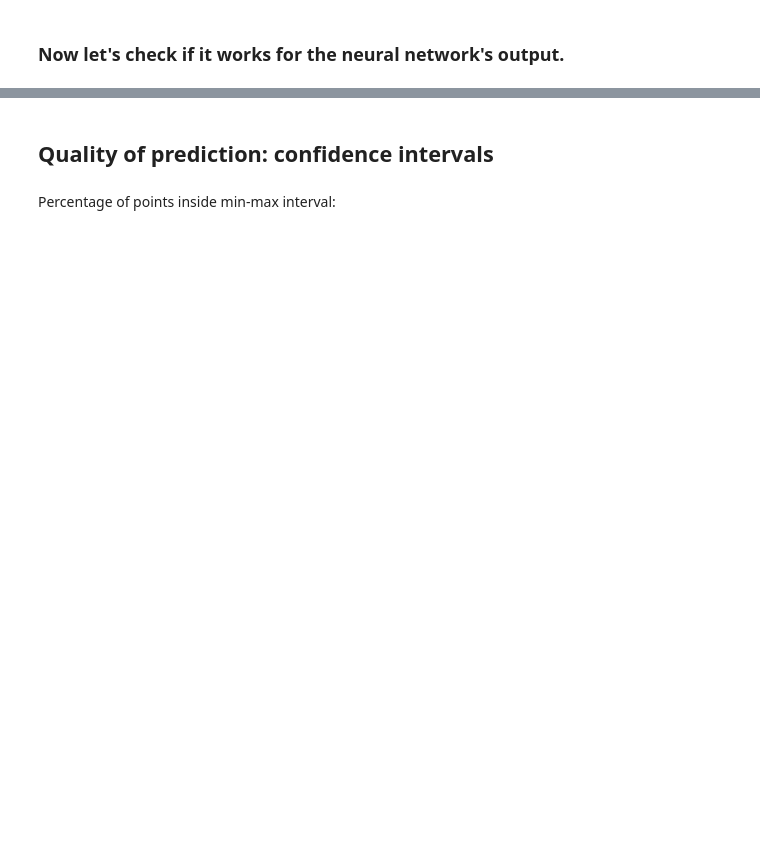
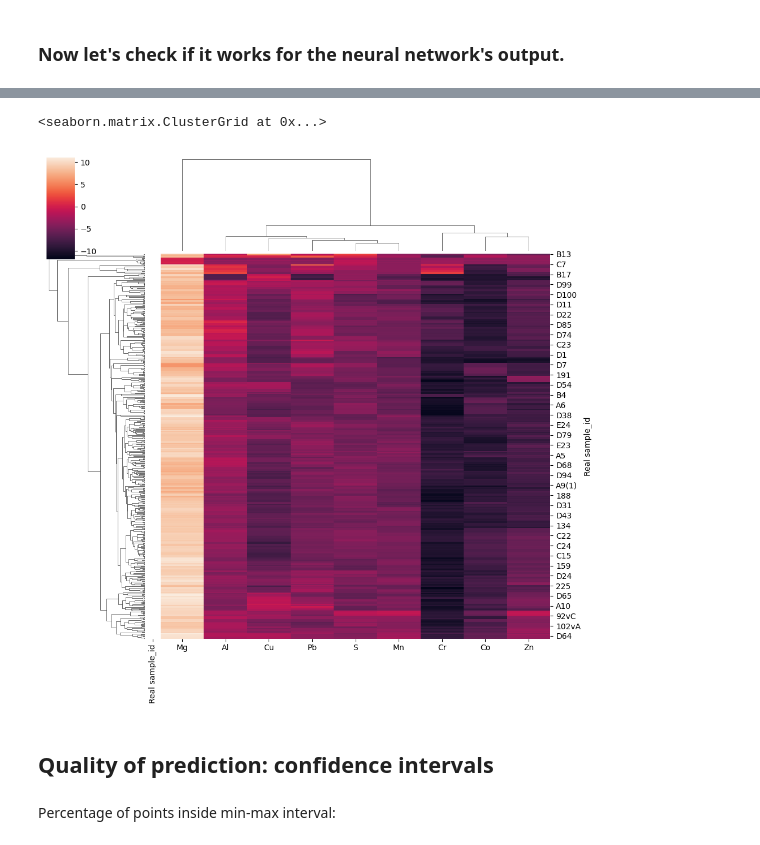
Before and after one commit to BDomzal/inks, a Jupyter notebook: notebooks/inks_nn_regression.ipynb, the cells around one changed output, grey strips where cells are left out. Drawn from its saved outputs; the diff is of its cells as text; code cells hidden in the pictures; blank space fills up the shorter version.

```diff
--- a/notebooks/inks_nn_regression.ipynb
+++ b/notebooks/inks_nn_regression.ipynb
@@ -315,0 +308,11 @@ plot_confusion_matrix(true_labels = outputs_df['Real sample_id'],
+# %%
+heatmap_df = outputs_df.iloc[:,1:-1]
+heatmap_df.index = outputs_df['Real sample_id']
+heatmap_df.sort_index(inplace=True)
+
+from random import randint
+from matplotlib.pyplot import cm
+colors = cm.gist_ncar(np.linspace(0, 1, len(outputs_df['Real sample_id'].unique())))
+
+lut = dict(zip(outputs_df['Real sample_id'].unique(), colors))
+row_colors = outputs_df['Real sample_id'].map(lut)
@@ -316,3 +339,9 @@ plot_confusion_matrix(true_labels = outputs_df['Real sample_id'],
+# %%
+import seaborn
+seaborn.clustermap(heatmap_df, row_cluster=True, col_cluster=True, row_colors=row_colors)
+# %% [output]
+<seaborn.matrix.ClusterGrid at 0x...>
+[figure, added]
 # %% [markdown]
 ## Quality of prediction: confidence intervals
 # %%
```
Also changed, not shown: parts of 30 cells of this notebook, 5 other files.
